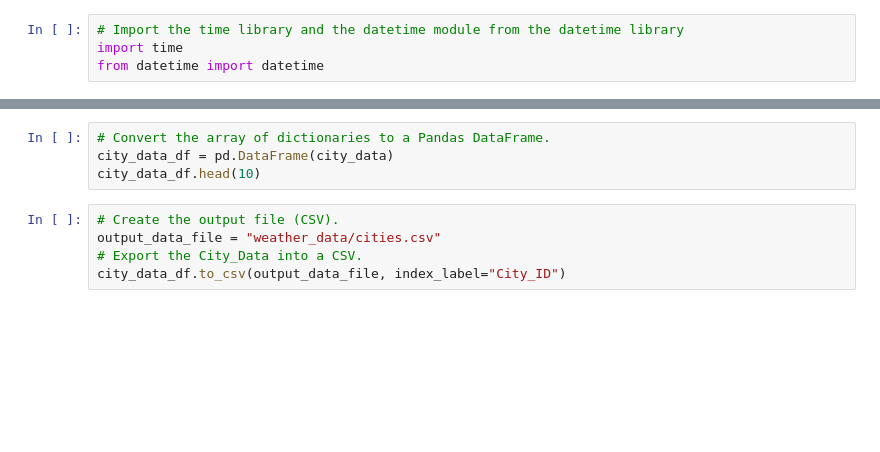
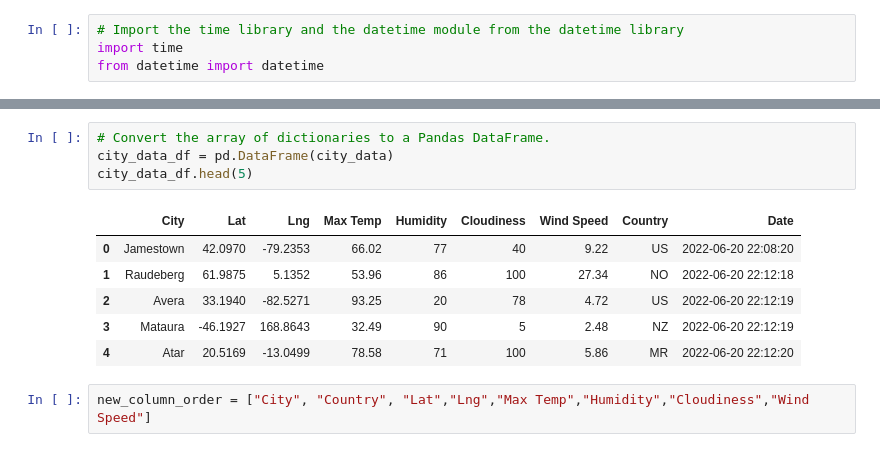
Before and after one commit to mula829/World_Weather_Analysis, a Jupyter notebook: WeatherPy.ipynb, the cells around one changed output, grey strips where cells are left out. Cells and saved outputs as stored; diff of their text form; blank space fills up the shorter version.

```diff
--- a/WeatherPy.ipynb
+++ b/WeatherPy.ipynb
@@ -146,9 +166,13 @@ Processing Record 50 of Set 17 | hambantota
 # %%
 # Convert the array of dictionaries to a Pandas DataFrame.
 city_data_df = pd.DataFrame(city_data)
-city_data_df.head(10)
+city_data_df.head(5)
+# %% [output]
+|  | City | Lat | Lng | Max Temp | Humidity | Cloudiness | Wind Speed | Country | Date |
+| 0 | Jamestown | 42.0970 | -79.2353 | 66.02 | 77 | 40 | 9.22 | US | 2022-06-20 22:08:20 |
+| 1 | Raudeberg | 61.9875 | 5.1352 | 53.96 | 86 | 100 | 27.34 | NO | 2022-06-20 22:12:18 |
+| 2 | Avera | 33.1940 | -82.5271 | 93.25 | 20 | 78 | 4.72 | US | 2022-06-20 22:12:19 |
+| 3 | Mataura | -46.1927 | 168.8643 | 32.49 | 90 | 5 | 2.48 | NZ | 2022-06-20 22:12:19 |
+| 4 | Atar | 20.5169 | -13.0499 | 78.58 | 71 | 100 | 5.86 | MR | 2022-06-20 22:12:20 |
 # %%
-# Create the output file (CSV).
-output_data_file = "weather_data/cities.csv"
-# Export the City_Data into a CSV.
-city_data_df.to_csv(output_data_file, index_label="City_ID")
+new_column_order = ["City", "Country", "Lat","Lng","Max Temp","Humidity","Cloudiness","Wind Speed"]
```
Also changed, not shown: parts of 5 cells of this notebook.
